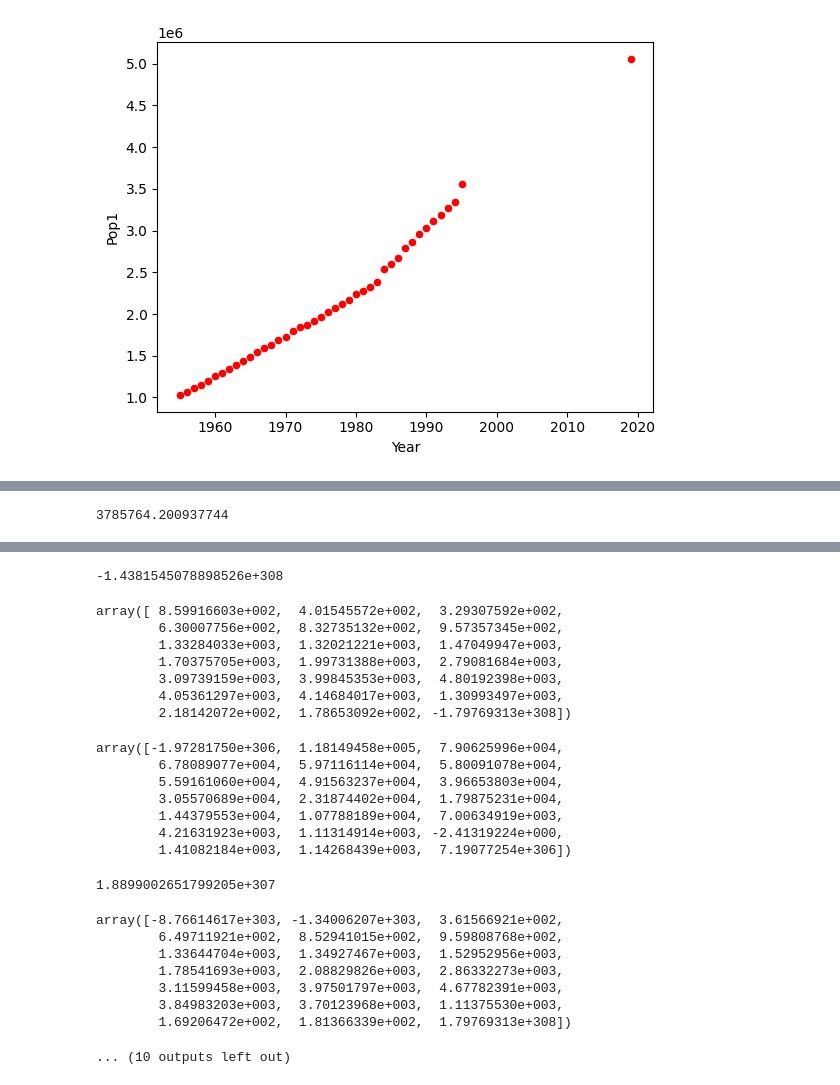
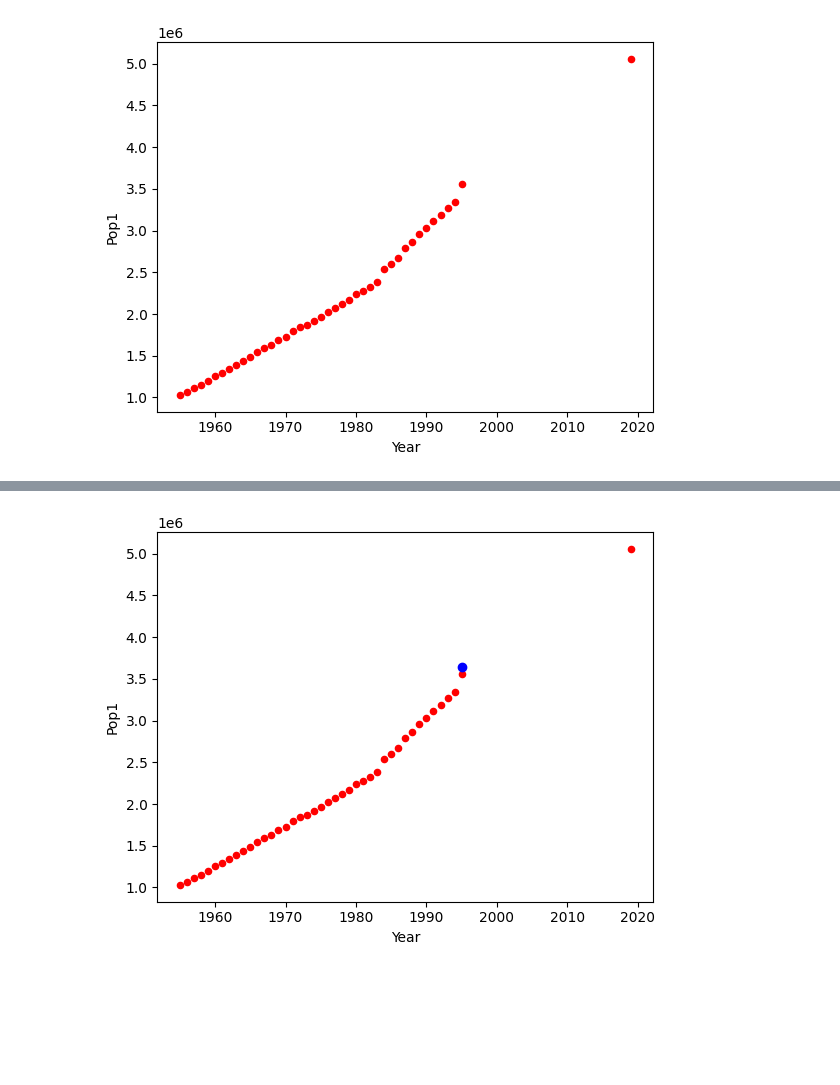
Before and after one commit to Voluptatemn/Population2023, a Jupyter notebook: Analysis.ipynb, the cells around one changed output, grey strips where cells are left out. Drawn from its saved outputs; the diff is of its cells as text; code cells hidden in the pictures; blank space fills up the shorter version.

```diff
--- a/Analysis.ipynb
+++ b/Analysis.ipynb
@@ -336,7 +336,7 @@ if not done:
             # loading = pca.components_.T * np.sqrt(pca.explained_variance_)
             loadings = pd.DataFrame(pca.components_.T)
             lv = np.matrix(loadings[0].values)
-            y = int((pred_year - max_year) / 5)
+            y = int((pred_year - max_year))
             for i in range (each_country_num):
                 m_new = np.matrix(dist.generate(y)).reshape(y, 1)
                 pred = m_new * lv
@@ -483,7 +483,7 @@ if not done:
         dist.fit_transform(cp)
 
 
-        y = int((pred_year - max_year) / 5)
+        y = int((pred_year - max_year))
 
         for i in range (each_country_num):
             pred = np.matrix(dist.generate(y)).reshape(y, 1)
@@ -719,13 +719,21 @@ country_lnfrdf = lnfrdf[lnfrdf['Country'] == key]
 max_year = np.min([(country_lnmrdf['Year'].max(), country_lnfrdf['Year'].max(), country_pdf['Year'].max())])
 country_pdf.plot(kind='scatter',x='Year',y='Pop1',color='red')
 
-year_range = int((pred_year - max_year) / 5)
+year_range = int((pred_year - max_year))
 for i in mort_d[key]:
     for j in fert_d[key]:
         max_lnmrdf_row = country_lnmrdf[country_lnmrdf['Year'] == max_year].drop(columns=['Country', 'Year']).values
         max_lnfrdf_row = country_lnfrdf[country_lnfrdf['Year'] == max_year].drop(columns=['Country', 'Year']).values
-        max_pdf_row = country_pdf[country_pdf['Year'] == max_year].drop(columns=['Country', 'Year'])
+        max_pdf_row = country_pdf[country_pdf['Year'] == max_year].drop(columns=['Country', 'Year', 'Pop1']).values[0]
         curr_Year = max_year
+        population_array = []
+        population_array.append(max_pdf_row[:5].sum())
+
+        for ele in max_pdf_row[5:]:
+            population_array.append(ele)
+
+        population_array = np.array(population_array)
+
         for year in range (0, year_range):
 
             next_lnmrdf = i[year]
@@ -733,40 +741,39 @@ for i in mort_d[key]:
 
             max_lnmrdf_row += next_lnmrdf
             actually_mr = np.diag(np.exp(max_lnmrdf_row)[0])
-
             max_lnfrdf_row += next_lnfrdf
             actually_fr = np.exp(max_lnfrdf_row)[0][0]
 
-            population_array = []
+            total_pop = population_array.sum()
+            display(actually_mr)
+            deaths = population_array * actually_mr
+            deaths = np.nan_to_num(deaths.diagonal())
+            display(deaths)
+            total_deaths = deaths.sum()
 
-            for c in range (6, 27):
-                if first:
-                    population = 0
-                    for column in range (2, 7):
-                        p_column = f'Pop{column}'
-                        population += max_pdf_row[p_column].values.astype('float')[0]
-                    first = False
-                    population_array.append(population)
-                else:
-                    p_column = f'Pop{c}'
-                    population = max_pdf_row[p_column].values.astype('float')[0]
-                    population_array.append(population)
-            first = True
-            population_array = np.array(population_array)
-            total_pop = population_array.sum()
+            births = total_pop * actually_fr
+            y = total_pop - total_deaths + births
+            curr_Year += 1
+            plt.scatter(curr_Year, y, color='blue')
 
+            population_array[0] += births
+            population_array -= deaths
+            display(population_array)
+            break
             display(population_array)
             display(total_pop)
             for s in range (0, 5):
                 deaths = population_array * actually_mr
                 deaths = np.nan_to_num(deaths.diagonal())
-                display(deaths)
+                display('deaths', deaths)
                 total_deaths = deaths.sum()
                 births = total_pop * actually_fr
+                display('births',births)
                 y = total_pop - total_deaths + births
                 curr_Year += 1
                 plt.scatter(curr_Year, y, color='blue')
                 population_array[0] += births
+                display(population_array)
                 population_array -= deaths
                 aged = population_array / 5
                 display(aged)
@@ -774,7 +781,7 @@ for i in mort_d[key]:
                 for i in range (len(aged)-1):
                     population_array[i+1] += aged[i]
                 total_pop = population_array.sum()
-                display(total_pop)
+
 
 
             next_dict = {}
@@ -814 +830,0 @@ array([ 1.77186686e+05,  8.00455910e+04,  7.26394891e+04,  6.49992194e+04,
-3785764.200937744
@@ -828,24 +831 @@ array([ 1.93523869e+005,  9.94062411e+004,  7.40590161e+004,
--1.4381545078898526e+308
-array([ 8.59916603e+002,  4.01545572e+002,  3.29307592e+002,
-        6.30007756e+002,  8.32735132e+002,  9.57357345e+002,
-        1.33284033e+003,  1.32021221e+003,  1.47049947e+003,
-        1.70375705e+003,  1.99731388e+003,  2.79081684e+003,
-        3.09739159e+003,  3.99845353e+003,  4.80192398e+003,
-        4.05361297e+003,  4.14684017e+003,  1.30993497e+003,
-        2.18142072e+002,  1.78653092e+002, -1.79769313e+308])
-array([-1.97281750e+306,  1.18149458e+005,  7.90625996e+004,
-        6.78089077e+004,  5.97116114e+004,  5.80091078e+004,
-        5.59161060e+004,  4.91563237e+004,  3.96653803e+004,
-        3.05570689e+004,  2.31874402e+004,  1.79875231e+004,
-        1.44379553e+004,  1.07788189e+004,  7.00634919e+003,
-        4.21631923e+003,  1.11314914e+003, -2.41319224e+000,
-        1.41082184e+003,  1.14268439e+003,  7.19077254e+306])
-1.8899002651799205e+307
-array([-8.76614617e+303, -1.34006207e+303,  3.61566921e+002,
-        6.49711921e+002,  8.52941015e+002,  9.59808768e+002,
-        1.33644704e+003,  1.34927467e+003,  1.52952956e+003,
-        1.78541693e+003,  2.08829826e+003,  2.86332273e+003,
-        3.11599458e+003,  3.97501797e+003,  4.67782391e+003,
-        3.84983203e+003,  3.70123968e+003,  1.11375530e+003,
-        1.69206472e+002,  1.81366339e+002,  1.79769313e+308])
-... (10 outputs left out)
+[figure, added]
```
Also changed, not shown: parts of 3 cells of this notebook.
